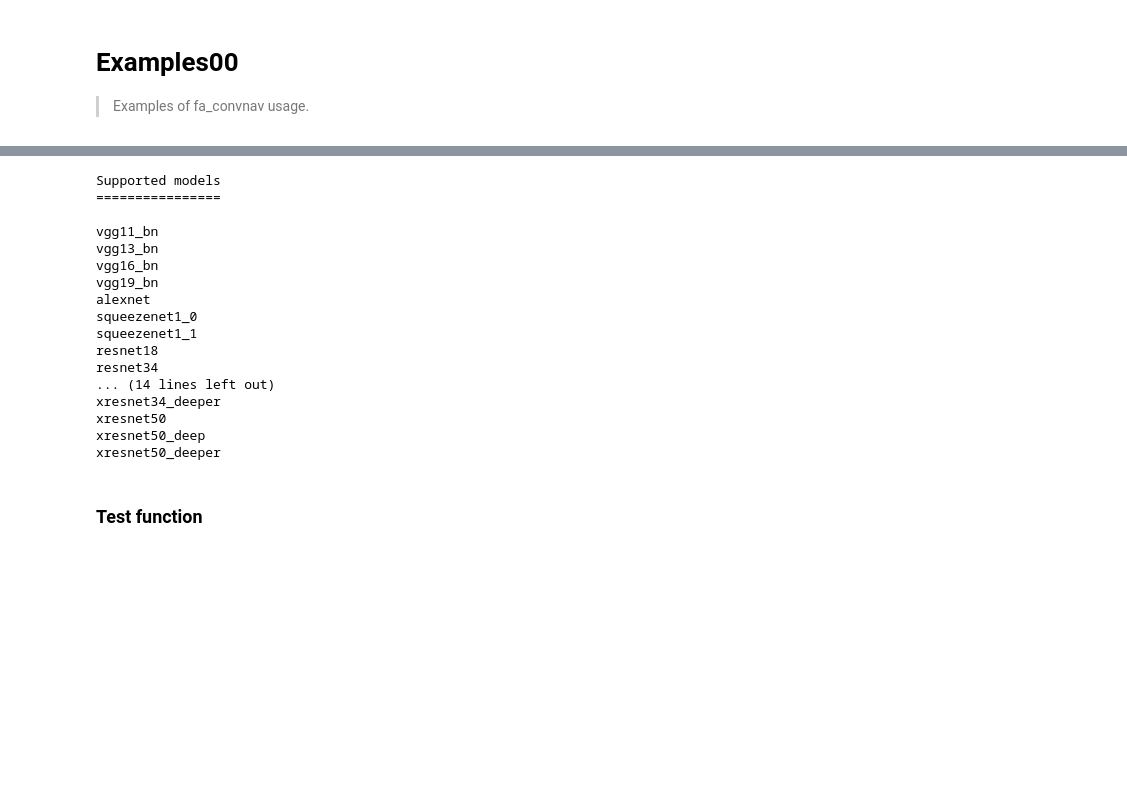
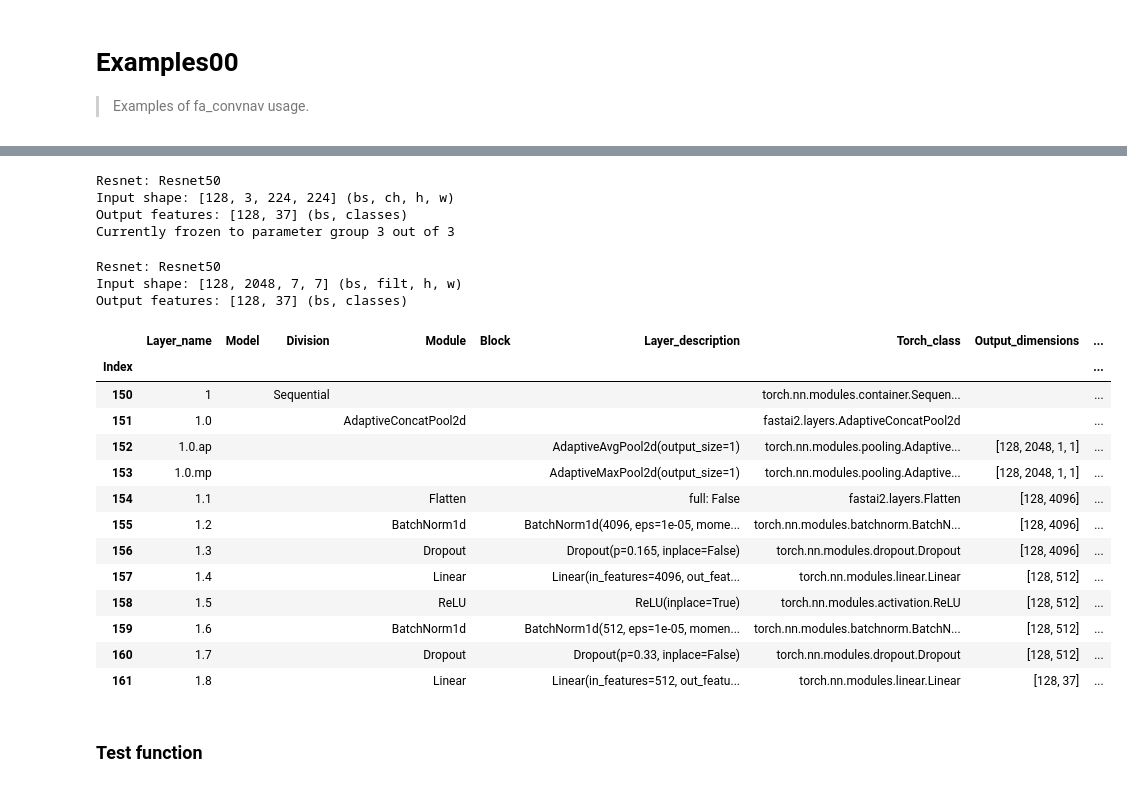
Before and after one commit to hallmx/fa_convnav, a Jupyter notebook: 03_examples00.ipynb, the cells around one changed output, grey strips where cells are left out. Saved outputs shown, nothing was run; the diff lists cells and outputs as text; code cells hidden in the pictures; blank space fills up the shorter version.

Commit message:
CNDataFrame, CNViewer, CNSearch and ConvNav classes added to navigator.

```diff
--- a/03_examples00.ipynb
+++ b/03_examples00.ipynb
@@ -91,5 +53,5 @@ dls.show_batch(max_n=9)
 # %%
-model = vgg16_bn
+model = resnet50
 # %%
 learn = cnn_learner(
     dls,
@@ -100,25 +64,32 @@ learn = cnn_learner(
 # %%
-cn = Convnav(learn)
+cn = ConvNav(learn, layer_info(learn))
+# %%
+print(cn.model_info)
+# %% [output]
+Resnet: Resnet50
+Input shape: [128, 3, 224, 224] (bs, ch, h, w)
+Output features: [128, 37] (bs, classes)
+Currently frozen to parameter group 3 out of 3
 # %%
-cn.supported_models()
+cn.head
 # %% [output]
-Supported models
-================
-
-vgg11_bn
-vgg13_bn
-vgg16_bn
-vgg19_bn
-alexnet
-squeezenet1_0
-squeezenet1_1
-resnet18
-resnet34
-... (14 lines left out)
-xresnet34_deeper
-xresnet50
-xresnet50_deep
-xresnet50_deeper
+Resnet: Resnet50
+Input shape: [128, 2048, 7, 7] (bs, filt, h, w)
+Output features: [128, 37] (bs, classes)
+|  | Layer_name | Model | Division | Module | Block | Layer_description | Torch_class | Output_dimensions | ... |
+| Index |  |  |  |  |  |  |  |  | ... |
+| 150 | 1 |  | Sequential |  |  |  | torch.nn.modules.container.Sequen... |  | ... |
+| 151 | 1.0 |  |  | AdaptiveConcatPool2d |  |  | fastai2.layers.AdaptiveConcatPool2d |  | ... |
+| 152 | 1.0.ap |  |  |  |  | AdaptiveAvgPool2d(output_size=1) | torch.nn.modules.pooling.Adaptive... | [128, 2048, 1, 1] | ... |
+| 153 | 1.0.mp |  |  |  |  | AdaptiveMaxPool2d(output_size=1) | torch.nn.modules.pooling.Adaptive... | [128, 2048, 1, 1] | ... |
+| 154 | 1.1 |  |  | Flatten |  | full: False | fastai2.layers.Flatten | [128, 4096] | ... |
+| 155 | 1.2 |  |  | BatchNorm1d |  | BatchNorm1d(4096, eps=1e-05, mome... | torch.nn.modules.batchnorm.BatchN... | [128, 4096] | ... |
+| 156 | 1.3 |  |  | Dropout |  | Dropout(p=0.165, inplace=False) | torch.nn.modules.dropout.Dropout | [128, 4096] | ... |
+| 157 | 1.4 |  |  | Linear |  | Linear(in_features=4096, out_feat... | torch.nn.modules.linear.Linear | [128, 512] | ... |
+| 158 | 1.5 |  |  | ReLU |  | ReLU(inplace=True) | torch.nn.modules.activation.ReLU | [128, 512] | ... |
+| 159 | 1.6 |  |  | BatchNorm1d |  | BatchNorm1d(512, eps=1e-05, momen... | torch.nn.modules.batchnorm.BatchN... | [128, 512] | ... |
+| 160 | 1.7 |  |  | Dropout |  | Dropout(p=0.33, inplace=False) | torch.nn.modules.dropout.Dropout | [128, 512] | ... |
+| 161 | 1.8 |  |  | Linear |  | Linear(in_features=512, out_featu... | torch.nn.modules.linear.Linear | [128, 37] | ... |
 # %% [markdown]
 ### Test function
 # %%
```
Also changed, not shown: parts of 6 cells of this notebook, 7 other files.
